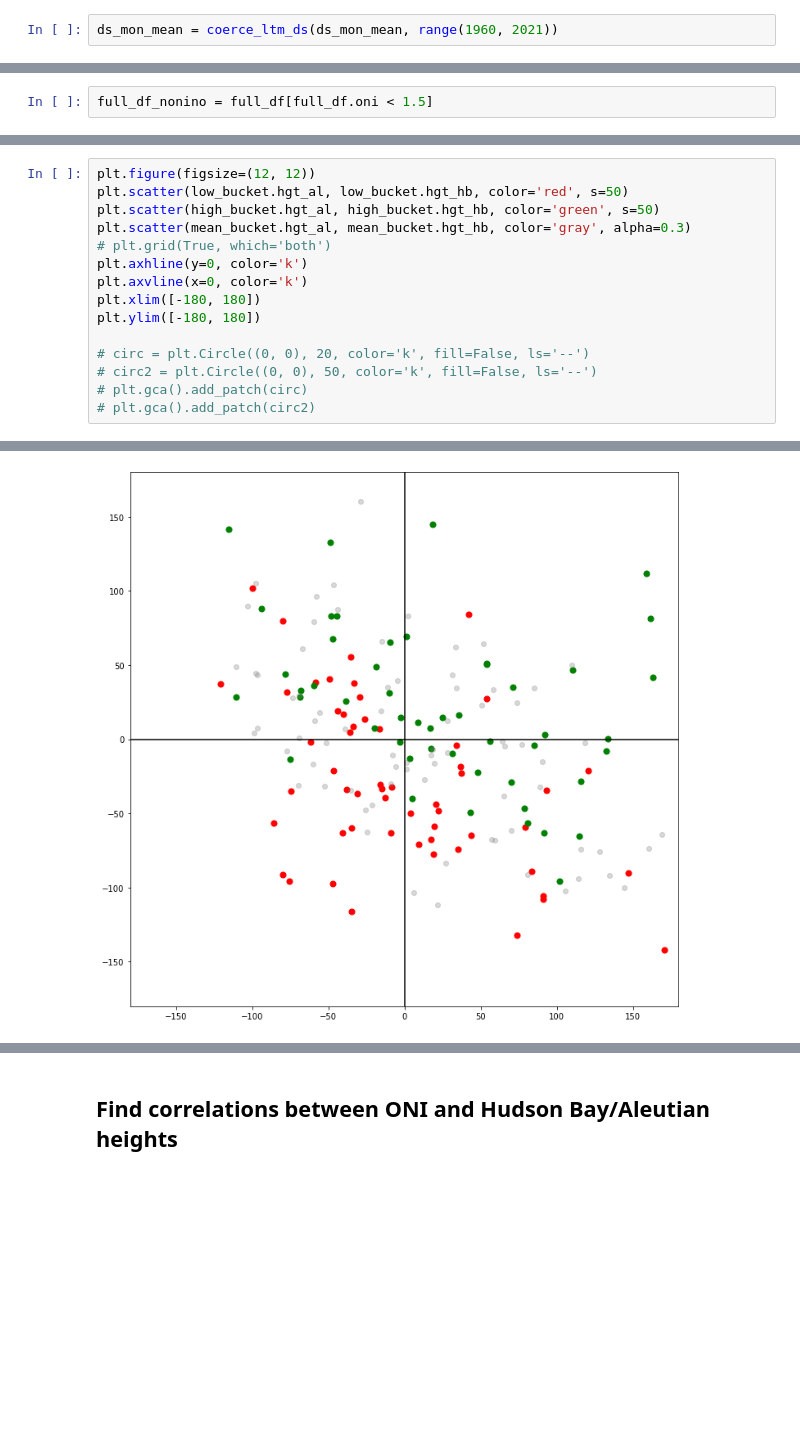
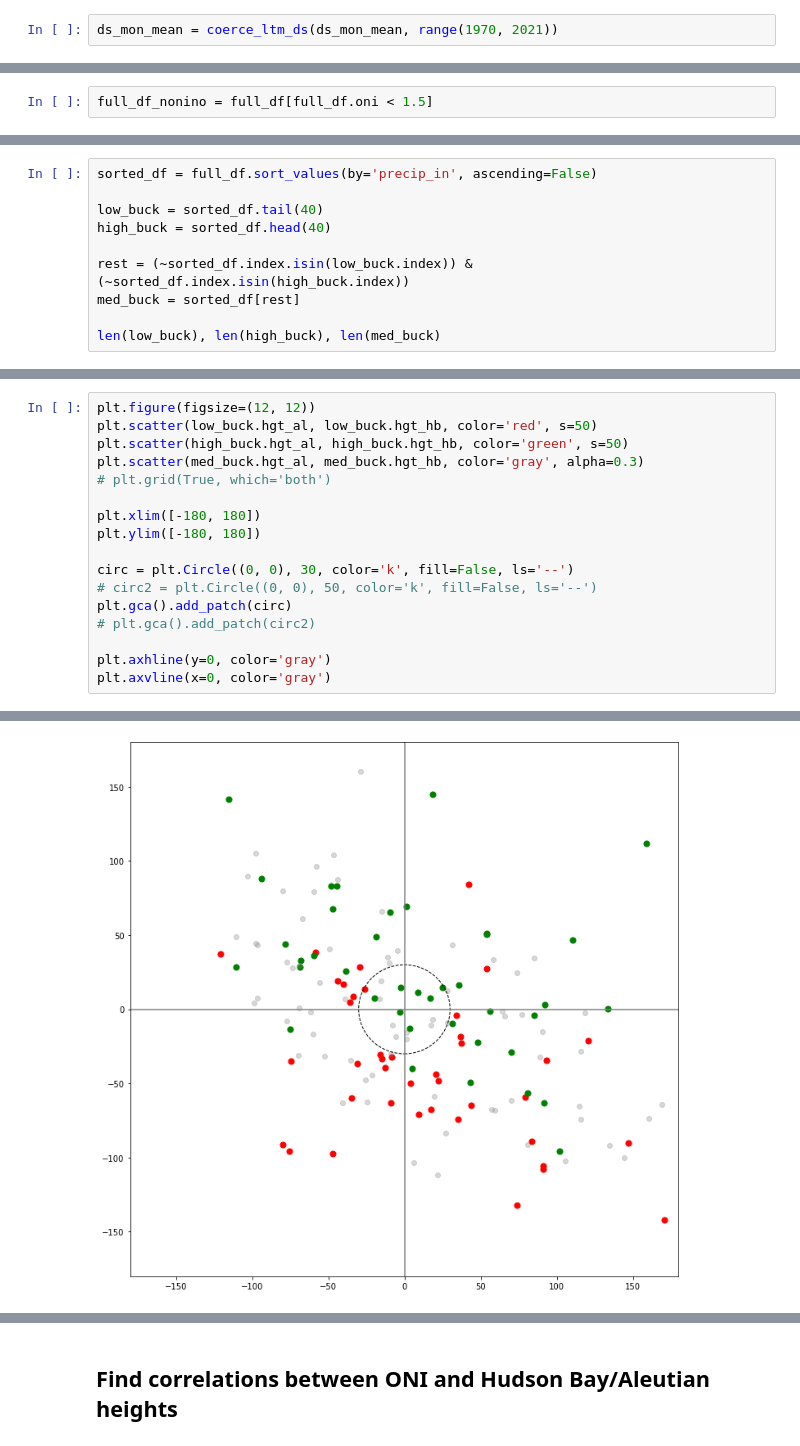
Before and after one commit to wxmann/weather-projects, a Jupyter notebook: proj_ca_hgt_correlations/Correlation of AK and Hudson Bay heights with SFO rainfall.ipynb, the cells around one changed output, grey strips where cells are left out. Saved outputs shown, nothing was run; the diff lists cells and outputs as text; blank space fills up the shorter version.

```diff
--- a/proj_ca_hgt_correlations/Correlation of AK and Hudson Bay heights with SFO rainfall.ipynb
+++ b/proj_ca_hgt_correlations/Correlation of AK and Hudson Bay heights with SFO rainfall.ipynb
@@ -67,7 +68,7 @@ def coerce_ltm_ds(ds, years):
 
     return xr.concat(concat_datasets, dim='time')
 # %%
-ds_mon_mean = coerce_ltm_ds(ds_mon_mean, range(1960, 2021))
+ds_mon_mean = coerce_ltm_ds(ds_mon_mean, range(1970, 2021))
 # %%
 def subset(p, years, months, bbox):
     def func(ds):
@@ -171,0 +161,10 @@ full_df.hgt_al.std(), full_df.hgt_hb.std()
+# %%
+sorted_df = full_df.sort_values(by='precip_in', ascending=False)
+
+low_buck = sorted_df.tail(40)
+high_buck = sorted_df.head(40)
+
+rest = (~sorted_df.index.isin(low_buck.index)) & (~sorted_df.index.isin(high_buck.index))
+med_buck = sorted_df[rest]
+
+len(low_buck), len(high_buck), len(med_buck)
@@ -172,16 +173,18 @@ full_df.hgt_al.std(), full_df.hgt_hb.std()
 # %%
 plt.figure(figsize=(12, 12))
-plt.scatter(low_bucket.hgt_al, low_bucket.hgt_hb, color='red', s=50)
-plt.scatter(high_bucket.hgt_al, high_bucket.hgt_hb, color='green', s=50)
-plt.scatter(mean_bucket.hgt_al, mean_bucket.hgt_hb, color='gray', alpha=0.3)
+plt.scatter(low_buck.hgt_al, low_buck.hgt_hb, color='red', s=50)
+plt.scatter(high_buck.hgt_al, high_buck.hgt_hb, color='green', s=50)
+plt.scatter(med_buck.hgt_al, med_buck.hgt_hb, color='gray', alpha=0.3)
 # plt.grid(True, which='both')
-plt.axhline(y=0, color='k')
-plt.axvline(x=0, color='k')
+
 plt.xlim([-180, 180])
 plt.ylim([-180, 180])
 
-# circ = plt.Circle((0, 0), 20, color='k', fill=False, ls='--')
+circ = plt.Circle((0, 0), 30, color='k', fill=False, ls='--')
 # circ2 = plt.Circle((0, 0), 50, color='k', fill=False, ls='--')
-# plt.gca().add_patch(circ)
+plt.gca().add_patch(circ)
 # plt.gca().add_patch(circ2)
+
+plt.axhline(y=0, color='gray')
+plt.axvline(x=0, color='gray')
 # %% [output]
@@ -189,4 +192,4 @@ plt.ylim([-180, 180])
-[figure, old version]
+[figure, new version]
 # %%
 threshold = 30
 df_to_use = full_df
```
Also changed, not shown: parts of 37 cells of this notebook.
